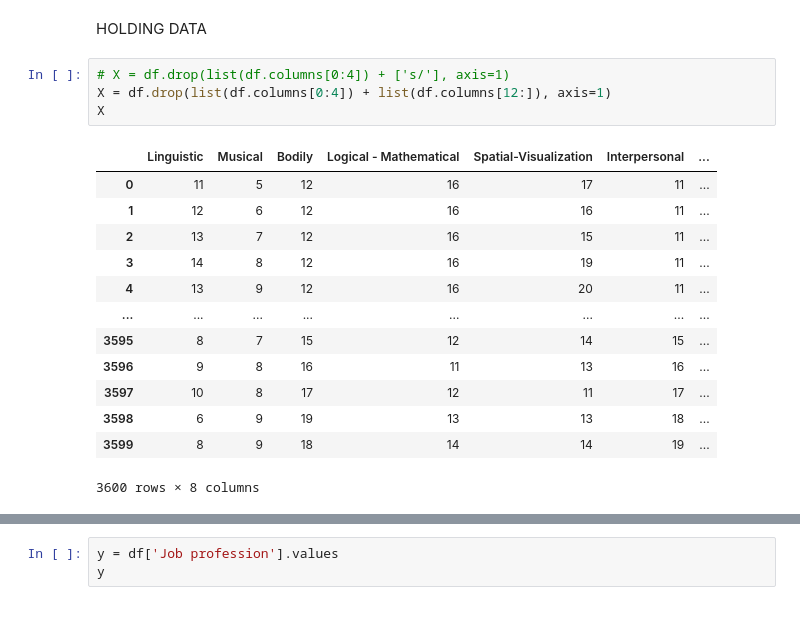
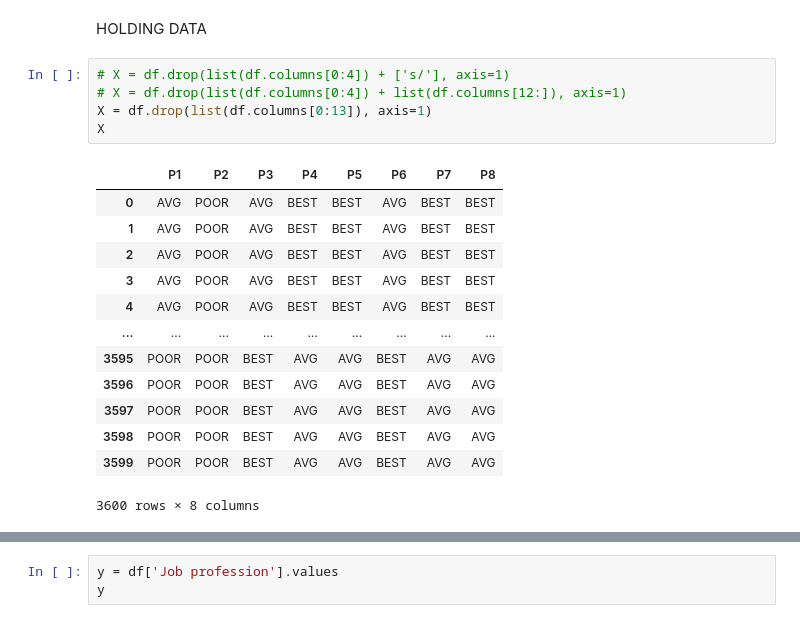
Before and after one commit to alaricbat/SoftmaxRegression, a Jupyter notebook: SoftmaxRegression/program/softmax_job_fix.ipynb, the cells around one changed output, grey strips where cells are left out. Saved outputs shown, nothing was run; the diff lists cells and outputs as text.

```diff
--- a/SoftmaxRegression/program/softmax_job_fix.ipynb
+++ b/SoftmaxRegression/program/softmax_job_fix.ipynb
@@ -58,19 +58,20 @@ plt.show()
 HOLDING DATA
 # %%
 # X = df.drop(list(df.columns[0:4]) + ['s/'], axis=1)
-X = df.drop(list(df.columns[0:4]) + list(df.columns[12:]), axis=1)
+# X = df.drop(list(df.columns[0:4]) + list(df.columns[12:]), axis=1)
+X = df.drop(list(df.columns[0:13]), axis=1)
 X
 # %% [output]
-|  | Linguistic | Musical | Bodily | Logical - Mathematical | Spatial-Visualization | Interpersonal | ... |
-| 0 | 11 | 5 | 12 | 16 | 17 | 11 | ... |
-| 1 | 12 | 6 | 12 | 16 | 16 | 11 | ... |
-| 2 | 13 | 7 | 12 | 16 | 15 | 11 | ... |
-| 3 | 14 | 8 | 12 | 16 | 19 | 11 | ... |
-| 4 | 13 | 9 | 12 | 16 | 20 | 11 | ... |
-| ... | ... | ... | ... | ... | ... | ... | ... |
-| 3595 | 8 | 7 | 15 | 12 | 14 | 15 | ... |
-| 3596 | 9 | 8 | 16 | 11 | 13 | 16 | ... |
-| 3597 | 10 | 8 | 17 | 12 | 11 | 17 | ... |
-| 3598 | 6 | 9 | 19 | 13 | 13 | 18 | ... |
-| 3599 | 8 | 9 | 18 | 14 | 14 | 19 | ... |
+|  | P1 | P2 | P3 | P4 | P5 | P6 | P7 | P8 |
+| 0 | AVG | POOR | AVG | BEST | BEST | AVG | BEST | BEST |
+| 1 | AVG | POOR | AVG | BEST | BEST | AVG | BEST | BEST |
+| 2 | AVG | POOR | AVG | BEST | BEST | AVG | BEST | BEST |
+| 3 | AVG | POOR | AVG | BEST | BEST | AVG | BEST | BEST |
+| 4 | AVG | POOR | AVG | BEST | BEST | AVG | BEST | BEST |
+| ... | ... | ... | ... | ... | ... | ... | ... | ... |
+| 3595 | POOR | POOR | BEST | AVG | AVG | BEST | AVG | AVG |
+| 3596 | POOR | POOR | BEST | AVG | AVG | BEST | AVG | AVG |
+| 3597 | POOR | POOR | BEST | AVG | AVG | BEST | AVG | AVG |
+| 3598 | POOR | POOR | BEST | AVG | AVG | BEST | AVG | AVG |
+| 3599 | POOR | POOR | BEST | AVG | AVG | BEST | AVG | AVG |
 3600 rows × 8 columns
```
Also changed, not shown: parts of 22 cells of this notebook.
